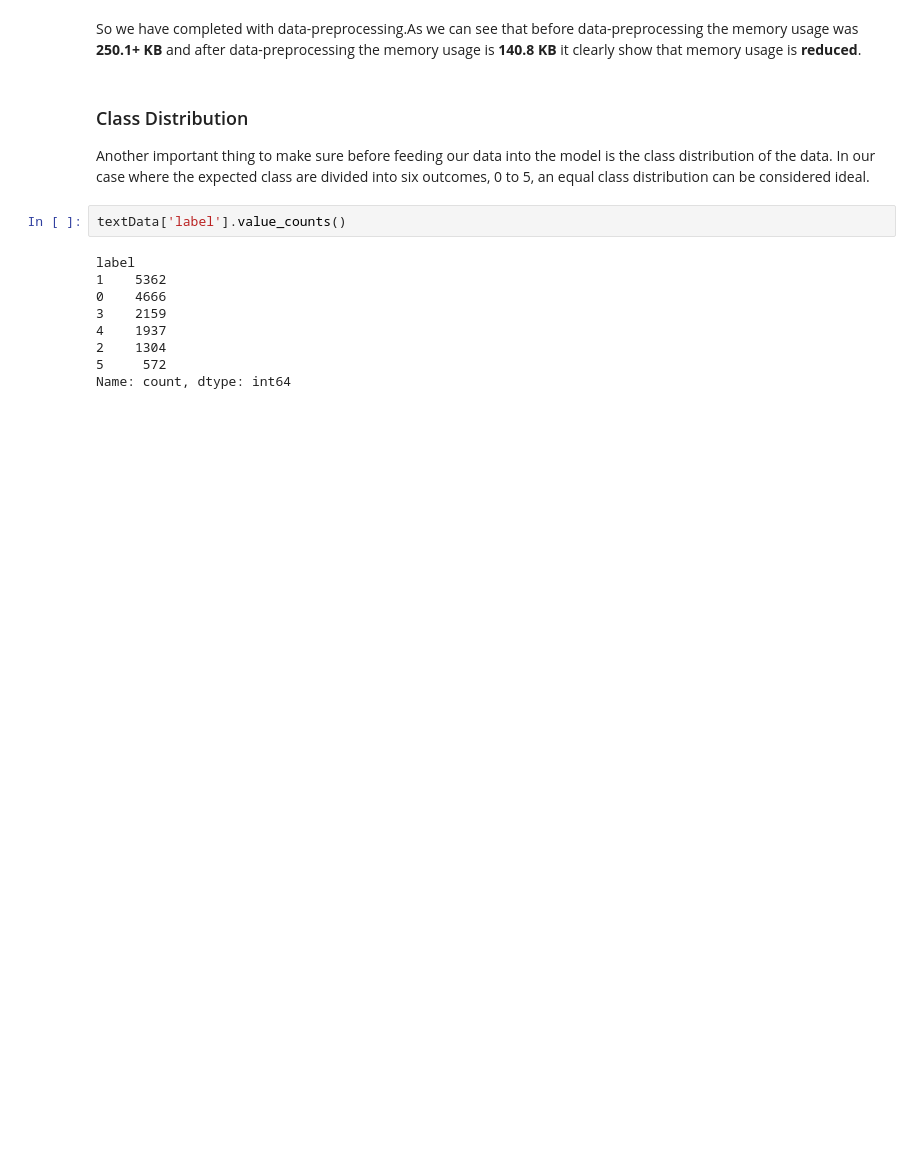
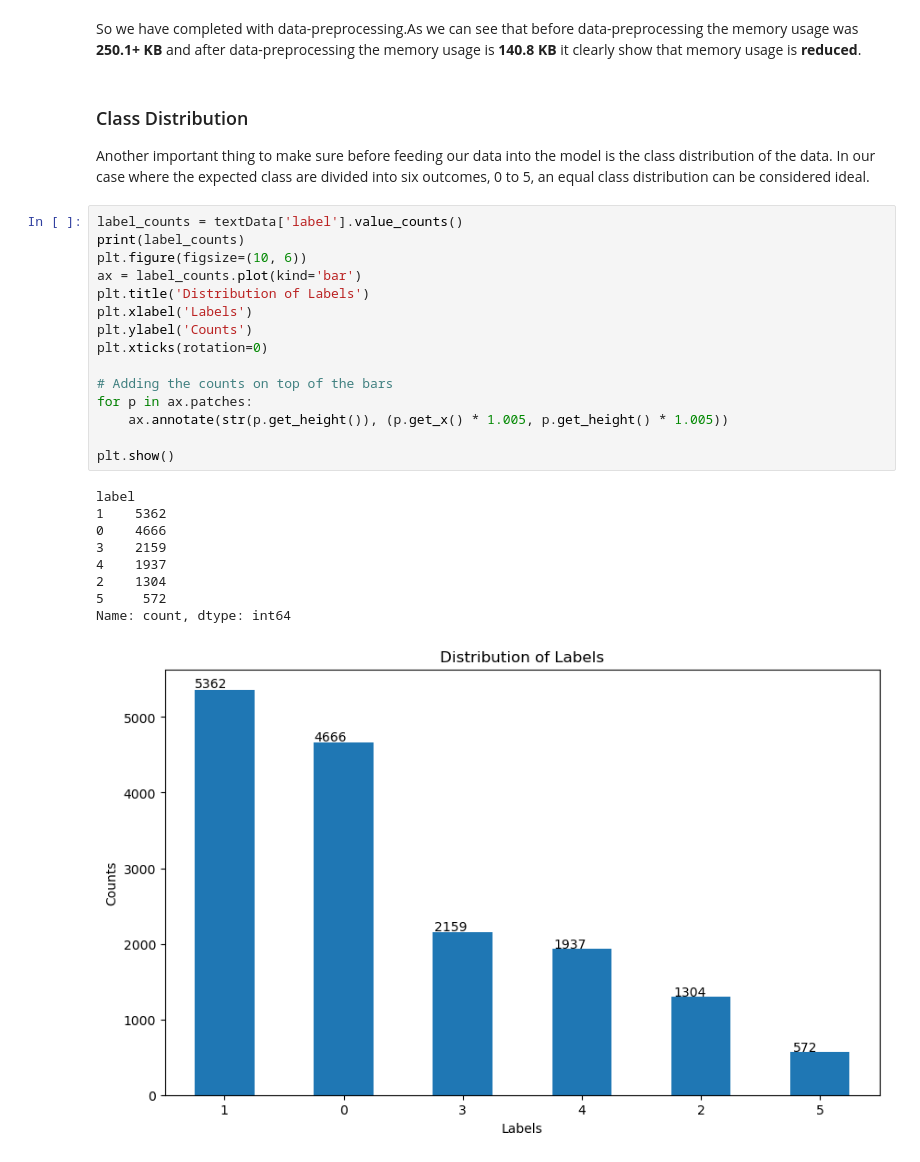
Before and after one commit to springboardmentor112/SentimentAnalysis-TextClassification, a Jupyter notebook: textClassification.ipynb, the cells around one changed output. Saved outputs shown, nothing was run; the diff lists cells and outputs as text; blank space fills up the shorter version.

```diff
--- a/textClassification.ipynb
+++ b/textClassification.ipynb
@@ -215,14 +217,28 @@ So we have completed with data-preprocessing.As we can see that before data-prep
 
 Another important thing to make sure before feeding our data into the model is the class distribution of the data. In our case where the expected class are divided into six outcomes, 0 to 5, an equal class distribution can be considered ideal.
 # %%
-textData['label'].value_counts()
+label_counts = textData['label'].value_counts()
+print(label_counts)
+plt.figure(figsize=(10, 6))
+ax = label_counts.plot(kind='bar')
+plt.title('Distribution of Labels')
+plt.xlabel('Labels')
+plt.ylabel('Counts')
+plt.xticks(rotation=0)
+
+# Adding the counts on top of the bars
+for p in ax.patches:
+    ax.annotate(str(p.get_height()), (p.get_x() * 1.005, p.get_height() * 1.005))
+
+plt.show()
 # %% [output]
 label
 1    5362
 0    4666
 3    2159
 4    1937
 2    1304
 5     572
 Name: count, dtype: int64
+[figure, added]
 # %% [markdown]
```
Also changed, not shown: parts of 20 cells of this notebook.
